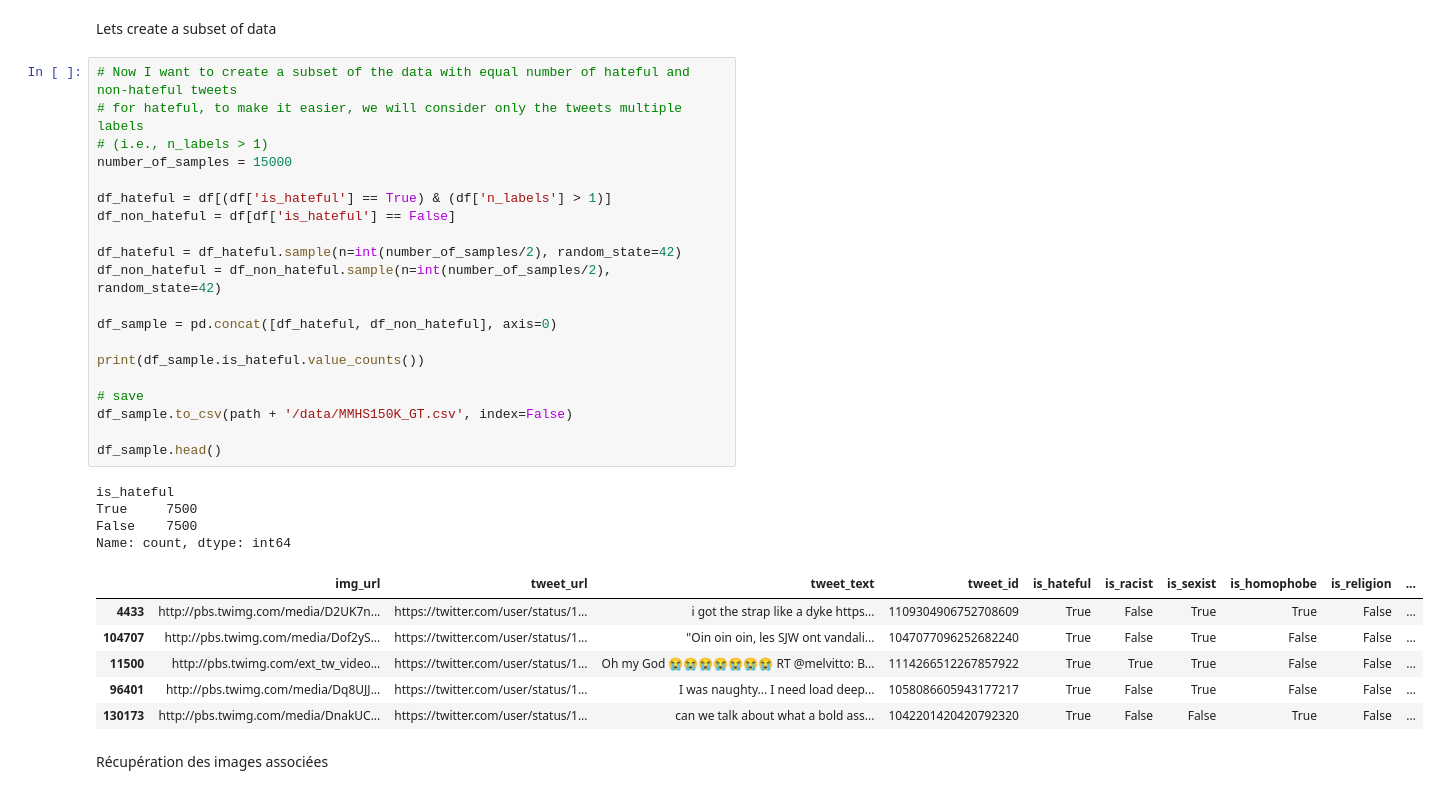
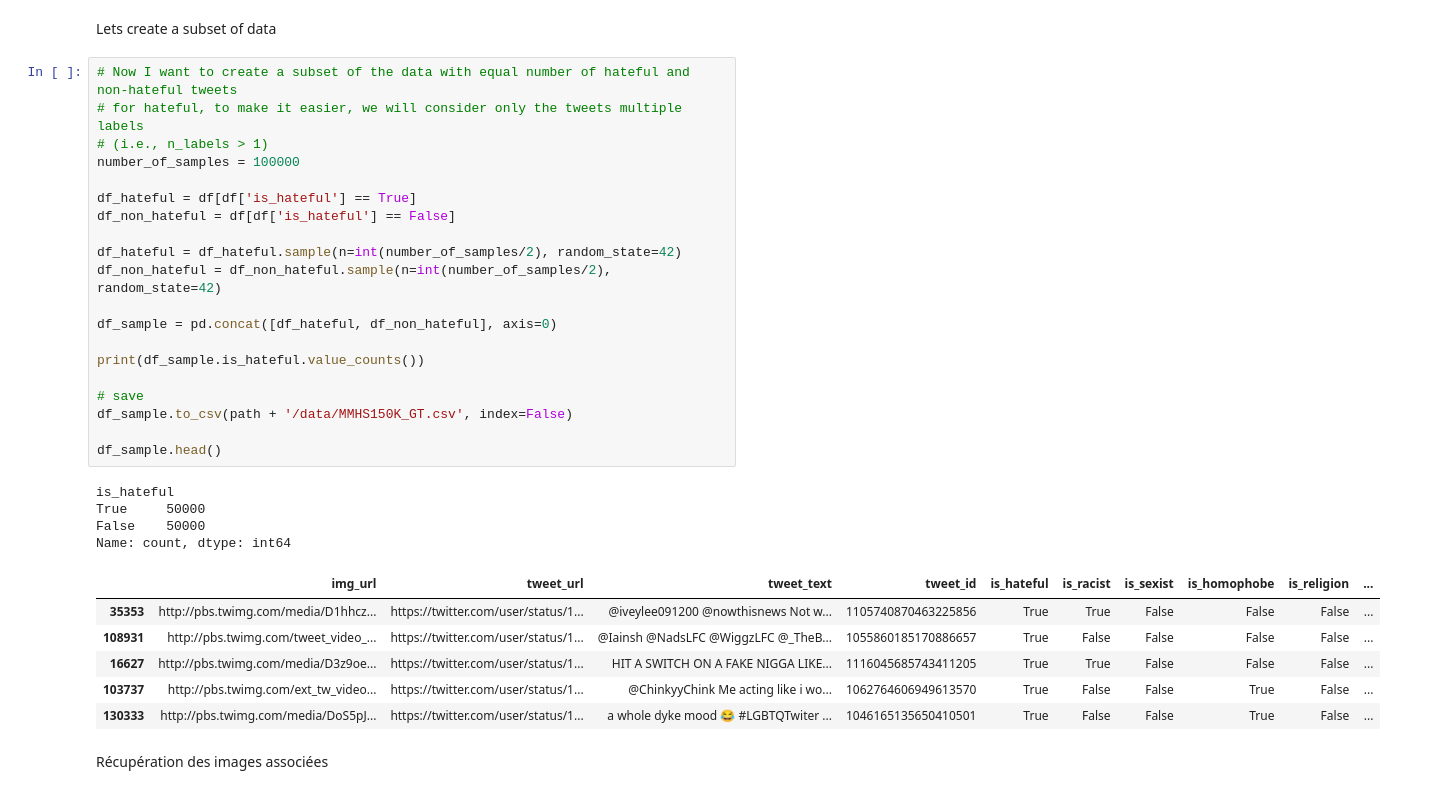
Before and after one commit to martintefra/Multi-Modal-Hate-Speech-Detection, a Jupyter notebook: index2.ipynb, the cells around one changed output. Drawn from its saved outputs; the diff is of its cells as text.

```diff
--- a/index2.ipynb
+++ b/index2.ipynb
@@ -61,34 +61,34 @@ Lets create a subset of data
 # %%
 # Now I want to create a subset of the data with equal number of hateful and non-hateful tweets
 # for hateful, to make it easier, we will consider only the tweets multiple labels
 # (i.e., n_labels > 1)
-number_of_samples = 15000
+number_of_samples = 100000
 
-df_hateful = df[(df['is_hateful'] == True) & (df['n_labels'] > 1)]
+df_hateful = df[df['is_hateful'] == True]
 df_non_hateful = df[df['is_hateful'] == False]
 
 df_hateful = df_hateful.sample(n=int(number_of_samples/2), random_state=42)
 df_non_hateful = df_non_hateful.sample(n=int(number_of_samples/2), random_state=42)
 
 df_sample = pd.concat([df_hateful, df_non_hateful], axis=0)
 
 print(df_sample.is_hateful.value_counts())
 
 # save
 df_sample.to_csv(path + '/data/MMHS150K_GT.csv', index=False)
 
 df_sample.head()
 # %% [output]
 is_hateful
-True     7500
-False    7500
+True     50000
+False    50000
 Name: count, dtype: int64
 |  | img_url | tweet_url | tweet_text | tweet_id | is_hateful | is_racist | is_sexist | is_homophobe | is_religion | ... |
-| 4433 | http://pbs.twimg.com/media/D2UK7n... | https://twitter.com/user/status/1... | i got the strap like a dyke https... | 1109304906752708609 | True | False | True | True | False | ... |
-| 104707 | http://pbs.twimg.com/media/Dof2yS... | https://twitter.com/user/status/1... | "Oin oin oin, les SJW ont vandali... | 1047077096252682240 | True | False | True | False | False | ... |
-| 11500 | http://pbs.twimg.com/ext_tw_video... | https://twitter.com/user/status/1... | Oh my God 😭😭😭😭😭😭😭 RT @melvitto: B... | 1114266512267857922 | True | True | True | False | False | ... |
-| 96401 | http://pbs.twimg.com/media/Dq8UJJ... | https://twitter.com/user/status/1... | I was naughty... I need load deep... | 1058086605943177217 | True | False | True | False | False | ... |
-| 130173 | http://pbs.twimg.com/media/DnakUC... | https://twitter.com/user/status/1... | can we talk about what a bold ass... | 1042201420420792320 | True | False | False | True | False | ... |
+| 35353 | http://pbs.twimg.com/media/D1hhcz... | https://twitter.com/user/status/1... | @iveylee091200 @nowthisnews Not w... | 1105740870463225856 | True | True | False | False | False | ... |
+| 108931 | http://pbs.twimg.com/tweet_video_... | https://twitter.com/user/status/1... | @Iainsh @NadsLFC @WiggzLFC @_TheB... | 1055860185170886657 | True | False | False | False | False | ... |
+| 16627 | http://pbs.twimg.com/media/D3z9oe... | https://twitter.com/user/status/1... | HIT A SWITCH ON A FAKE NIGGA LIKE... | 1116045685743411205 | True | True | False | False | False | ... |
+| 103737 | http://pbs.twimg.com/ext_tw_video... | https://twitter.com/user/status/1... | @ChinkyyChink Me acting like i wo... | 1062764606949613570 | True | False | False | True | False | ... |
+| 130333 | http://pbs.twimg.com/media/DoS5pJ... | https://twitter.com/user/status/1... | a whole dyke mood 😂 #LGBTQTwiter ... | 1046165135650410501 | True | False | False | True | False | ... |
 # %% [markdown]
 Récupération des images associées
 # %%
```
Also changed, not shown: parts of 3 cells of this notebook, 2 other files.
